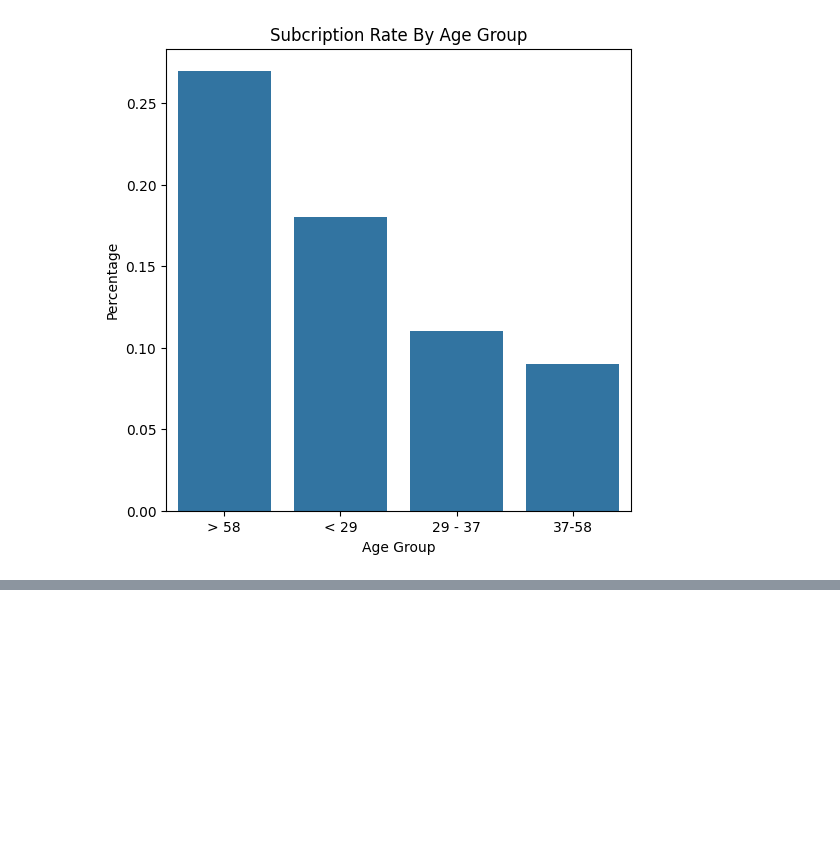
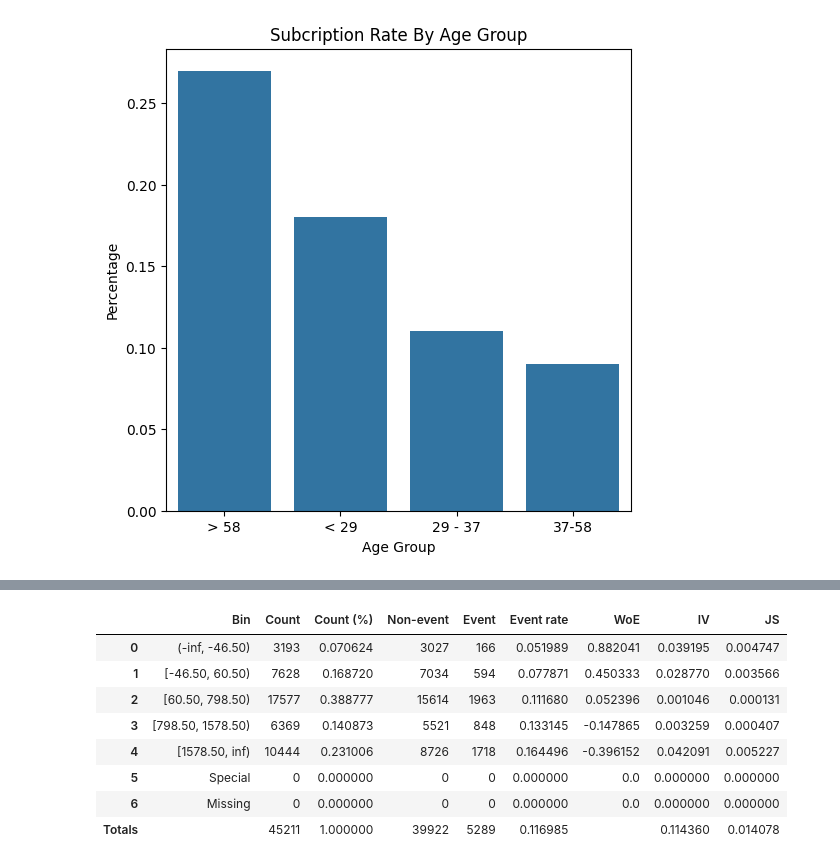
Before and after one commit to NguyenPhanNhatLan/DM, a Jupyter notebook: notebooks/eda.ipynb, the cells around one changed output, grey strips where cells are left out. Saved outputs shown, nothing was run; the diff lists cells and outputs as text; code cells hidden in the pictures; blank space fills up the shorter version.

```diff
--- a/notebooks/eda.ipynb
+++ b/notebooks/eda.ipynb
@@ -511,0 +543,23 @@ Text(0.5, 1.0, 'Subcription Rate By Age Group')
+# %%
+from optbinning import OptimalBinning
+
+optb = OptimalBinning(
+    name="balance",
+    dtype="numerical",
+    max_n_bins=5
+)
+
+optb.fit(cus_df['balance'], cus_df['target'])
+
+binning_table = optb.binning_table.build()
+binning_table
+# %% [output]
+|  | Bin | Count | Count (%) | Non-event | Event | Event rate | WoE | IV | JS |
+| 0 | (-inf, -46.50) | 3193 | 0.070624 | 3027 | 166 | 0.051989 | 0.882041 | 0.039195 | 0.004747 |
+| 1 | [-46.50, 60.50) | 7628 | 0.168720 | 7034 | 594 | 0.077871 | 0.450333 | 0.028770 | 0.003566 |
+| 2 | [60.50, 798.50) | 17577 | 0.388777 | 15614 | 1963 | 0.111680 | 0.052396 | 0.001046 | 0.000131 |
+| 3 | [798.50, 1578.50) | 6369 | 0.140873 | 5521 | 848 | 0.133145 | -0.147865 | 0.003259 | 0.000407 |
+| 4 | [1578.50, inf) | 10444 | 0.231006 | 8726 | 1718 | 0.164496 | -0.396152 | 0.042091 | 0.005227 |
+| 5 | Special | 0 | 0.000000 | 0 | 0 | 0.000000 | 0.0 | 0.000000 | 0.000000 |
+| 6 | Missing | 0 | 0.000000 | 0 | 0 | 0.000000 | 0.0 | 0.000000 | 0.000000 |
+| Totals |  | 45211 | 1.000000 | 39922 | 5289 | 0.116985 |  | 0.114360 | 0.014078 |
```
Also changed, not shown: parts of 13 cells of this notebook.
